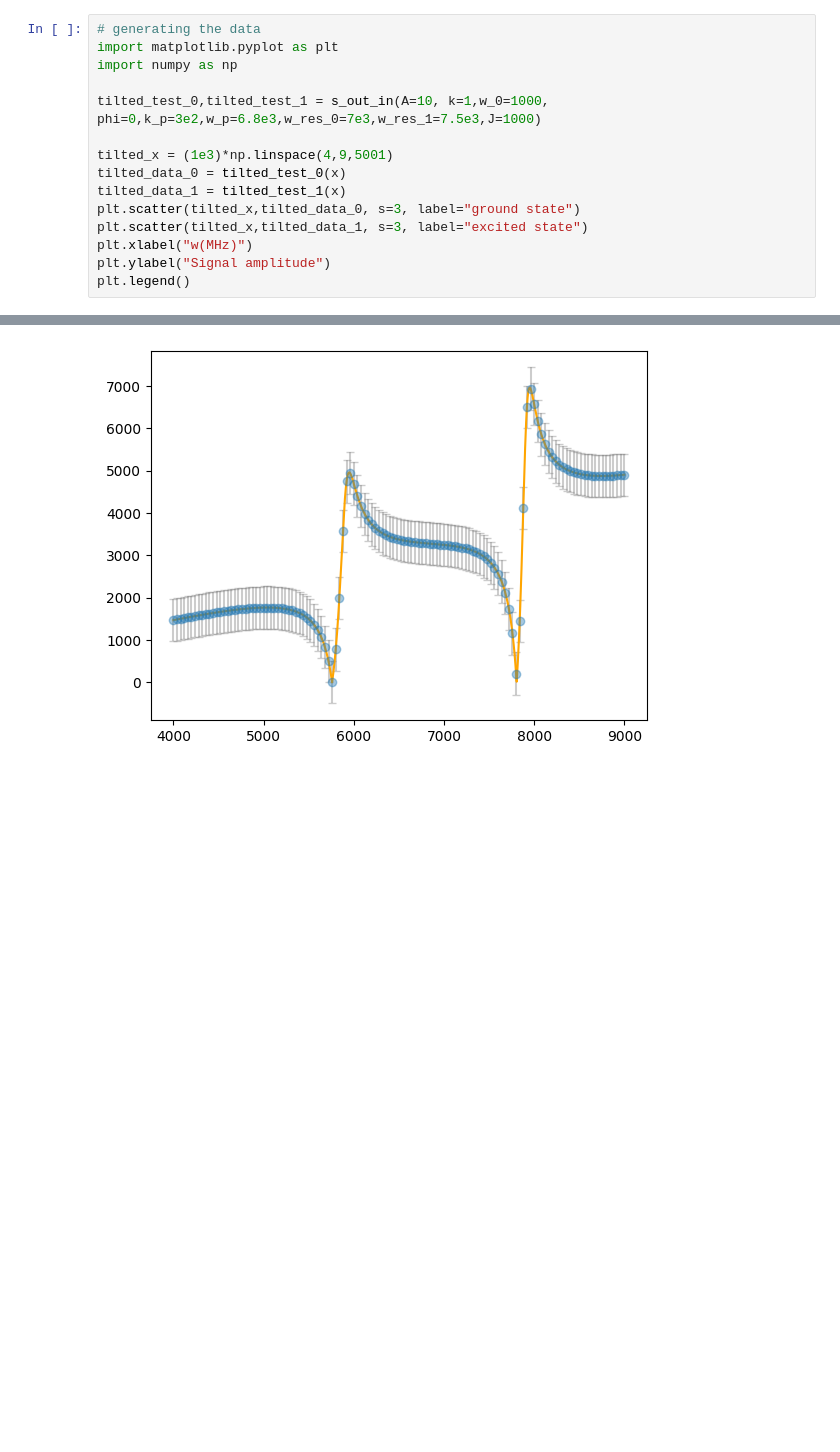
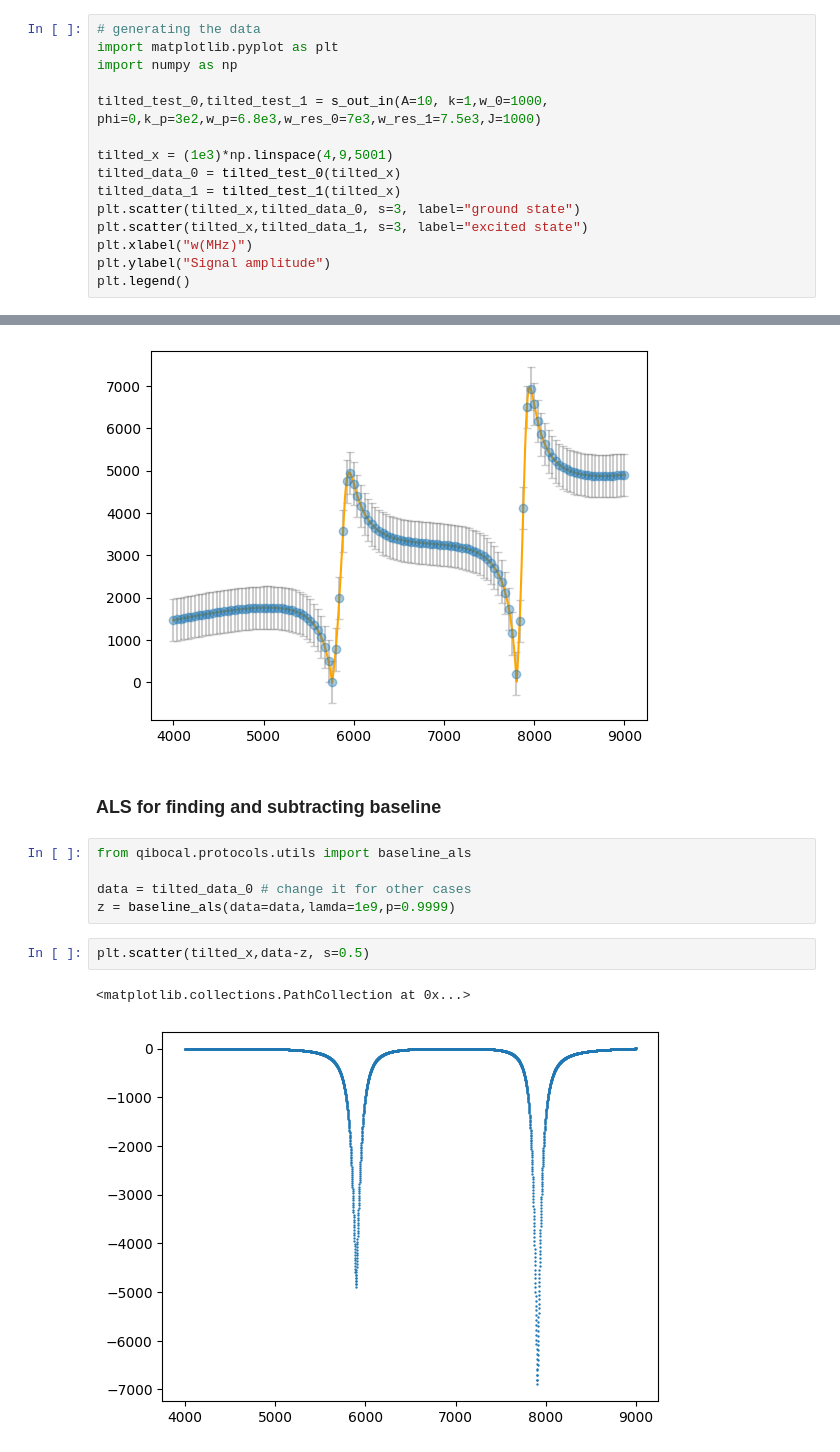
Before and after one commit to Giuhcs/purcell_filter_model, a Jupyter notebook: main.ipynb, the cells around one changed output, grey strips where cells are left out. Drawn from its saved outputs; the diff is of its cells as text; blank space fills up the shorter version.

```diff
--- a/main.ipynb
+++ b/main.ipynb
@@ -211,8 +230,8 @@ import numpy as np
 tilted_test_0,tilted_test_1 = s_out_in(A=10, k=1,w_0=1000, phi=0,k_p=3e2,w_p=6.8e3,w_res_0=7e3,w_res_1=7.5e3,J=1000)
 
 tilted_x = (1e3)*np.linspace(4,9,5001)
-tilted_data_0 = tilted_test_0(x)
-tilted_data_1 = tilted_test_1(x)
+tilted_data_0 = tilted_test_0(tilted_x)
+tilted_data_1 = tilted_test_1(tilted_x)
 plt.scatter(tilted_x,tilted_data_0, s=3, label="ground state")
 plt.scatter(tilted_x,tilted_data_1, s=3, label="excited state")
 plt.xlabel("w(MHz)")
@@ -381,3 +404,15 @@ plt.plot(nvphi_x,y_fit, color="orange")
 # %% [output]
 [<matplotlib.lines.Line2D at 0x...>]
 [figure]
+# %% [markdown]
+### ALS for finding and subtracting baseline
+# %%
+from qibocal.protocols.utils import baseline_als
+
+data = tilted_data_0 # change it for other cases
+z = baseline_als(data=data,lamda=1e9,p=0.9999)
+# %%
+plt.scatter(tilted_x,data-z, s=0.5)
+# %% [output]
+<matplotlib.collections.PathCollection at 0x...>
+[figure, added]
```
Also changed, not shown: parts of 15 cells of this notebook, 1 other file.
